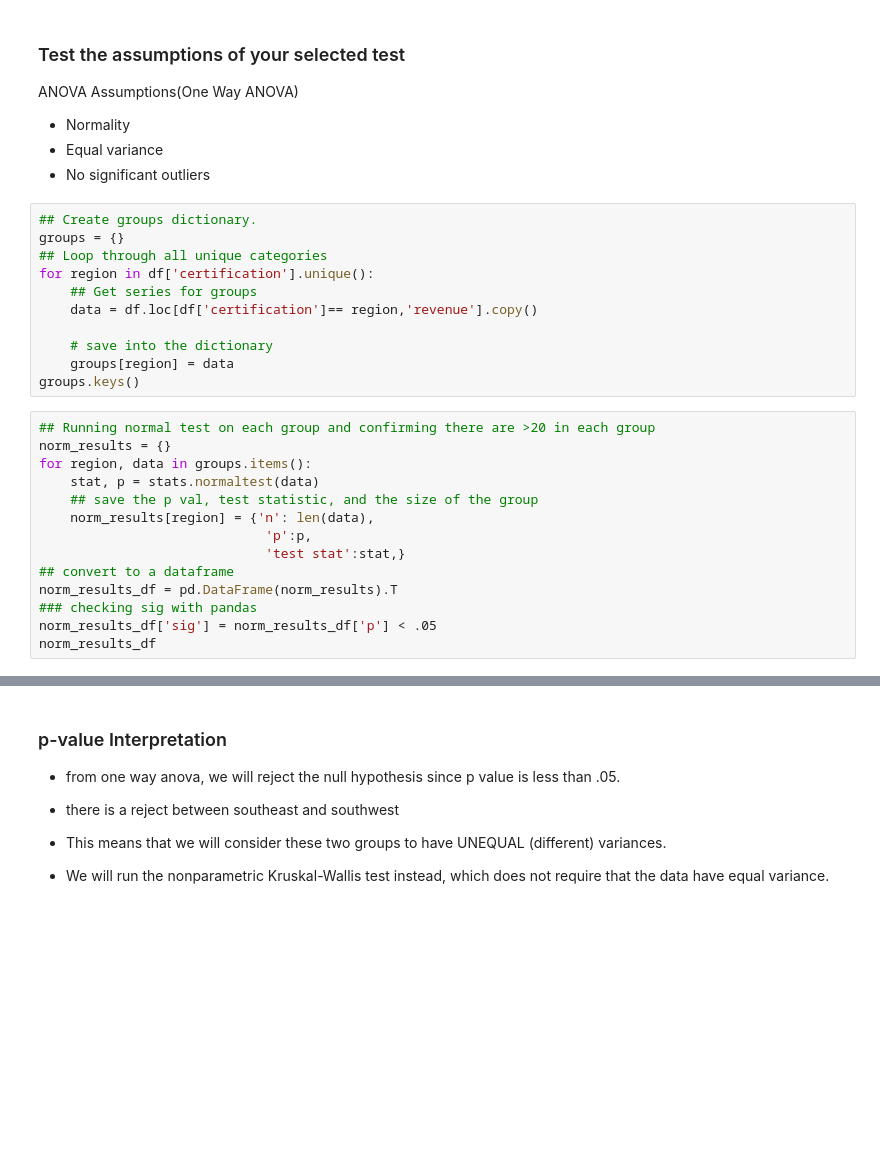
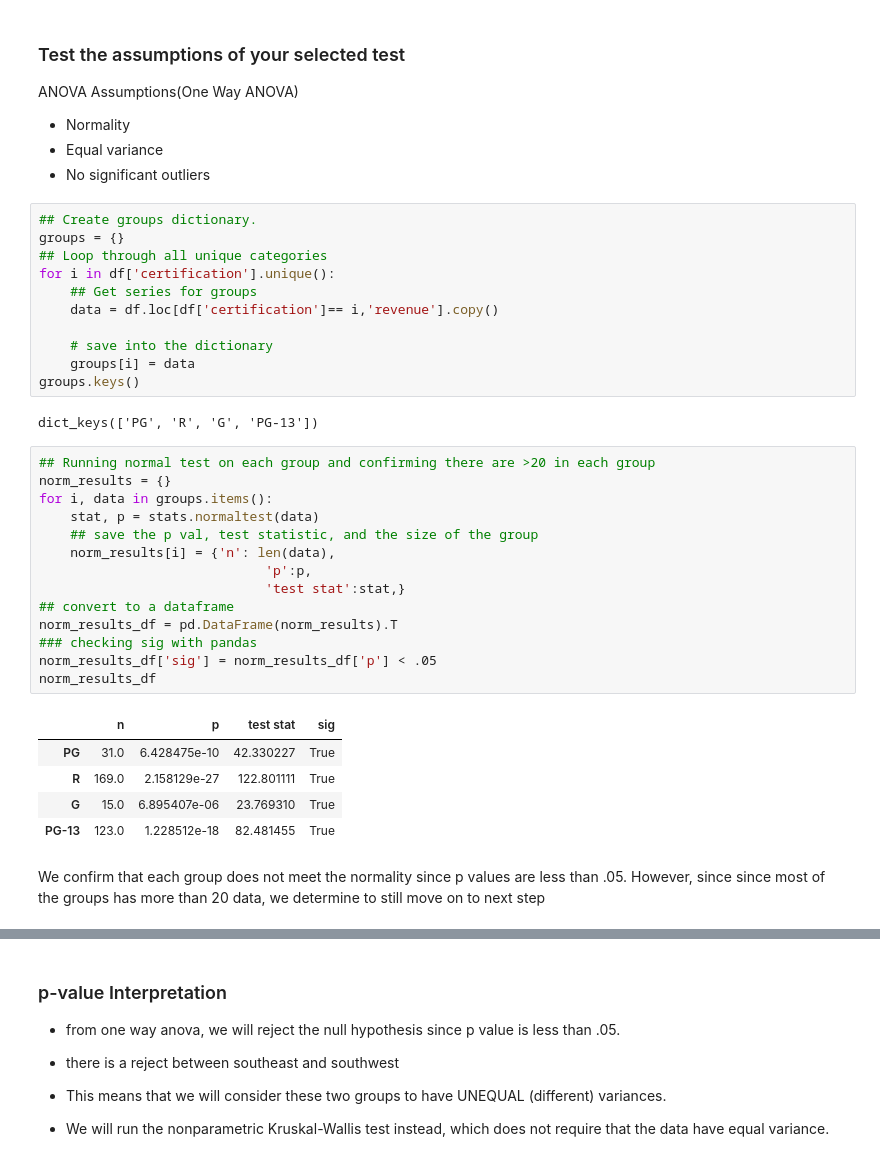
Before and after one commit to hawkeyedatatsai/IMDB-Data, a Jupyter notebook: IMDB Data Part-4.ipynb, the cells around one changed output, grey strips where cells are left out. Cells and saved outputs as stored; diff of their text form; blank space fills up the shorter version.

```diff
--- a/IMDB Data Part-4.ipynb
+++ b/IMDB Data Part-4.ipynb
@@ -73,27 +103,37 @@ ANOVA Assumptions(One Way ANOVA)
 ## Create groups dictionary.
 groups = {}
 ## Loop through all unique categories
-for region in df['certification'].unique():
+for i in df['certification'].unique():
     ## Get series for groups
-    data = df.loc[df['certification']== region,'revenue'].copy()
+    data = df.loc[df['certification']== i,'revenue'].copy()
 
     # save into the dictionary
-    groups[region] = data
+    groups[i] = data
 groups.keys()
+# %% [output]
+dict_keys(['PG', 'R', 'G', 'PG-13'])
 # %%
 ## Running normal test on each group and confirming there are >20 in each group
 norm_results = {}
-for region, data in groups.items():
+for i, data in groups.items():
     stat, p = stats.normaltest(data)
     ## save the p val, test statistic, and the size of the group
-    norm_results[region] = {'n': len(data),
+    norm_results[i] = {'n': len(data),
                              'p':p,
                              'test stat':stat,}
 ## convert to a dataframe
 norm_results_df = pd.DataFrame(norm_results).T
 ### checking sig with pandas
 norm_results_df['sig'] = norm_results_df['p'] < .05
 norm_results_df
+# %% [output]
+|  | n | p | test stat | sig |
+| PG | 31.0 | 6.428475e-10 | 42.330227 | True |
+| R | 169.0 | 2.158129e-27 | 122.801111 | True |
+| G | 15.0 | 6.895407e-06 | 23.769310 | True |
+| PG-13 | 123.0 | 1.228512e-18 | 82.481455 | True |
+# %% [markdown]
+We confirm that each group does not meet the normality since p values are less than .05. However, since since most of the groups has more than 20 data, we determine to still move on to next step
 # %%
 # check equal variance
 stats.levene(*groups.values())
```
Also changed, not shown: parts of 21 cells of this notebook.
